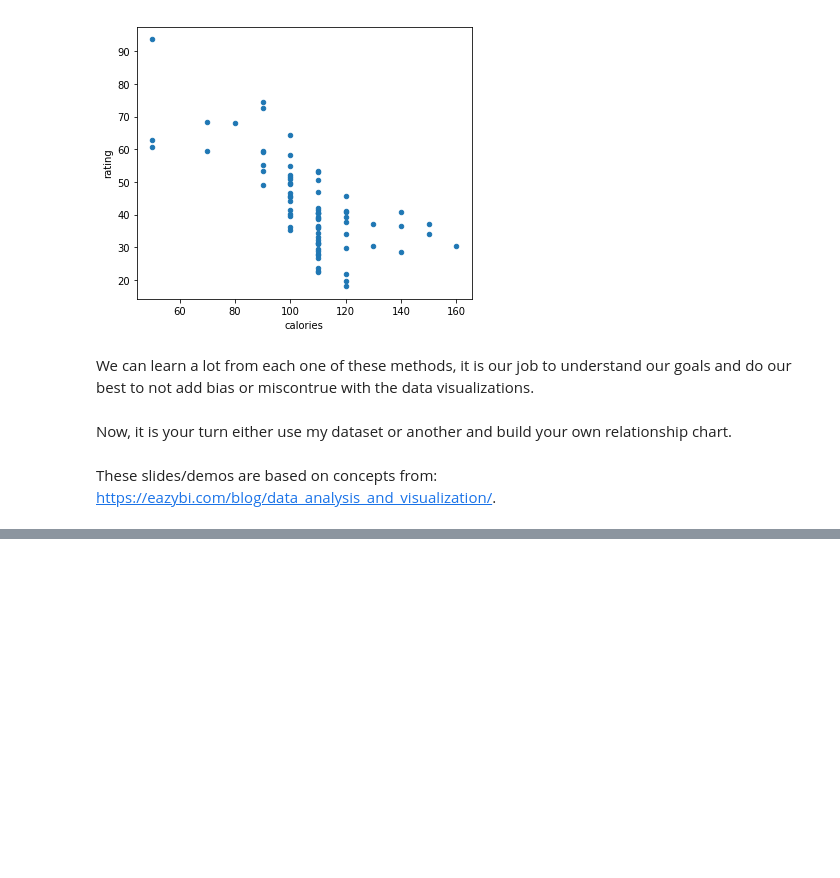
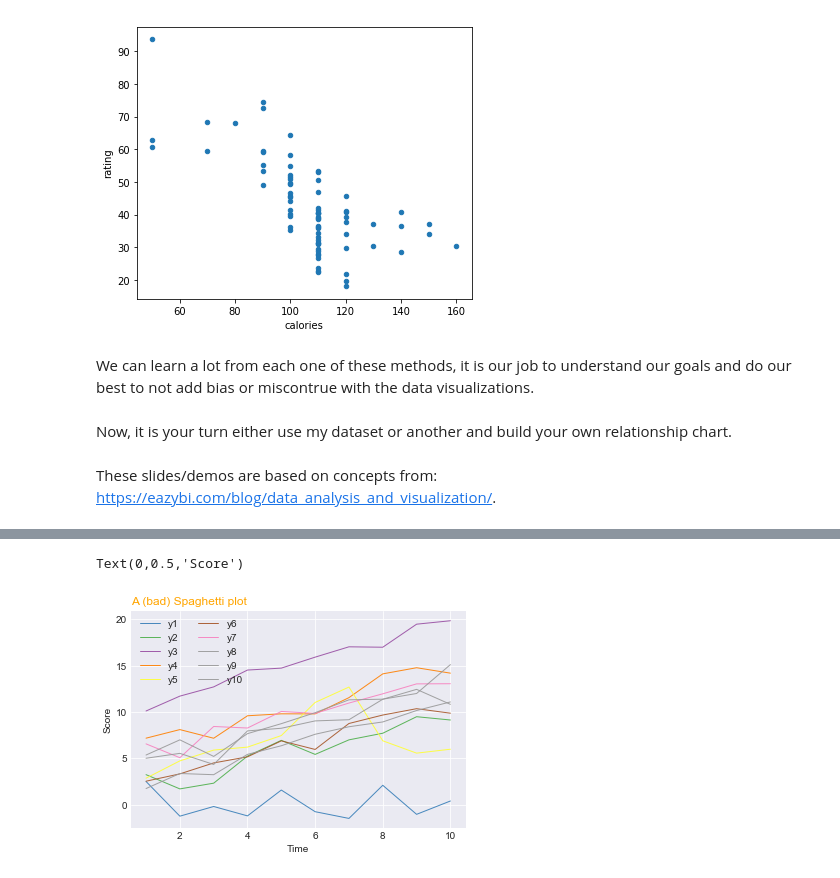
Before and after one commit to NurlanKhamzin/UIUC-iSchool-DataViz, a Jupyter notebook: fall2018/week06/lecture_week06.ipynb, the cells around one changed output, grey strips where cells are left out. Saved outputs shown, nothing was run; the diff lists cells and outputs as text; code cells hidden in the pictures; blank space fills up the shorter version.

```diff
--- a/fall2018/week06/lecture_week06.ipynb
+++ b/fall2018/week06/lecture_week06.ipynb
@@ -204,0 +386,31 @@ These slides/demos are based on concepts from: https://eazybi.com/blog/data_anal
+# %%
+# libraries and data
+import matplotlib.pyplot as plt
+import numpy as np
+import pandas as pd
+
+# Make a data frame
+df=pd.DataFrame({'x': range(1,11), 'y1': np.random.randn(10), 'y2': np.random.randn(10)+range(1,11), 'y3': np.random.randn(10)+range(11,21), 'y4': np.random.randn(10)+range(6,16), 'y5': np.random.randn(10)+range(4,14)+(0,0,0,0,0,0,0,-3,-8,-6), 'y6': np.random.randn(10)+range(2,12), 'y7': np.random.randn(10)+range(5,15), 'y8': np.random.randn(10)+range(4,14), 'y9': np.random.randn(10)+range(4,14), 'y10': np.random.randn(10)+range(2,12) })
+
+# style
+plt.style.use('seaborn-darkgrid')
+
+# create a color palette
+palette = plt.get_cmap('Set1')
+
+# multiple line plot
+num=0
+for column in df.drop('x', axis=1):
+    num+=1
+    plt.plot(df['x'], df[column], marker='', color=palette(num), linewidth=1, alpha=0.9, label=column)
+
+# Add legend
+plt.legend(loc=2, ncol=2)
+
+# Add titles
+plt.title("A (bad) Spaghetti plot", loc='left', fontsize=12, fontweight=0, color='orange')
+plt.xlabel("Time")
+plt.ylabel("Score")
+# %% [output]
+Text(0,0.5,'Score')
+[figure, added]
```
Also changed, not shown: parts of 36 cells of this notebook, 15 other files.
